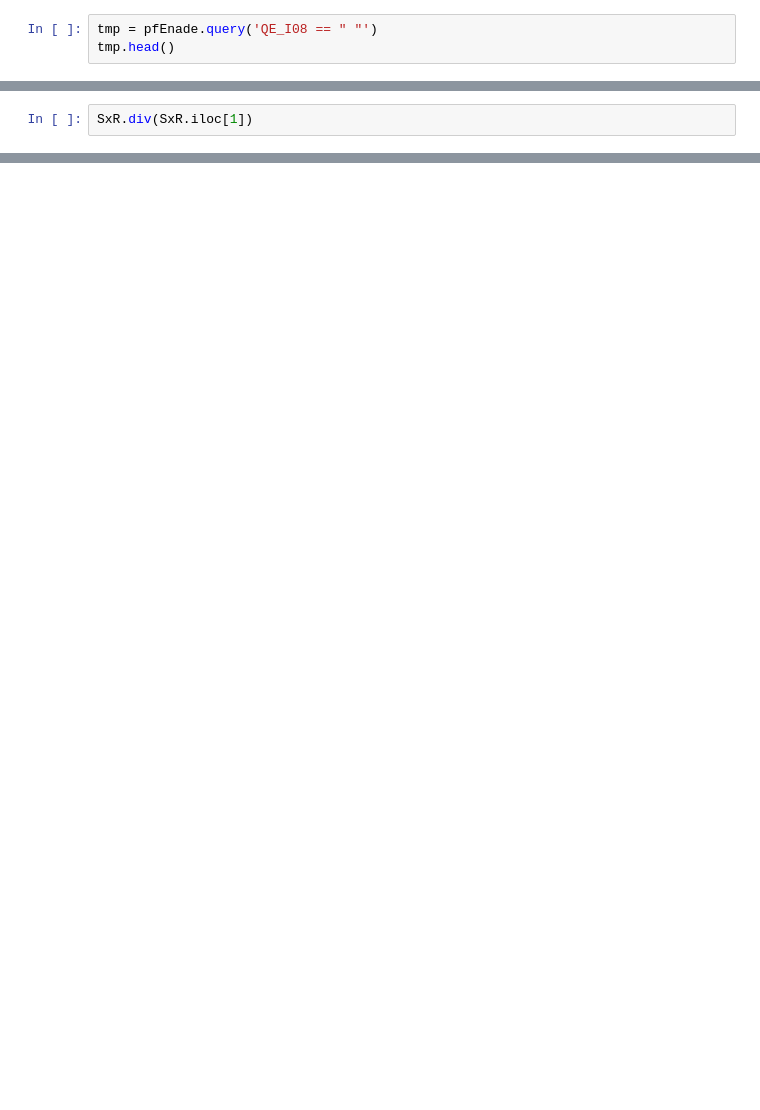
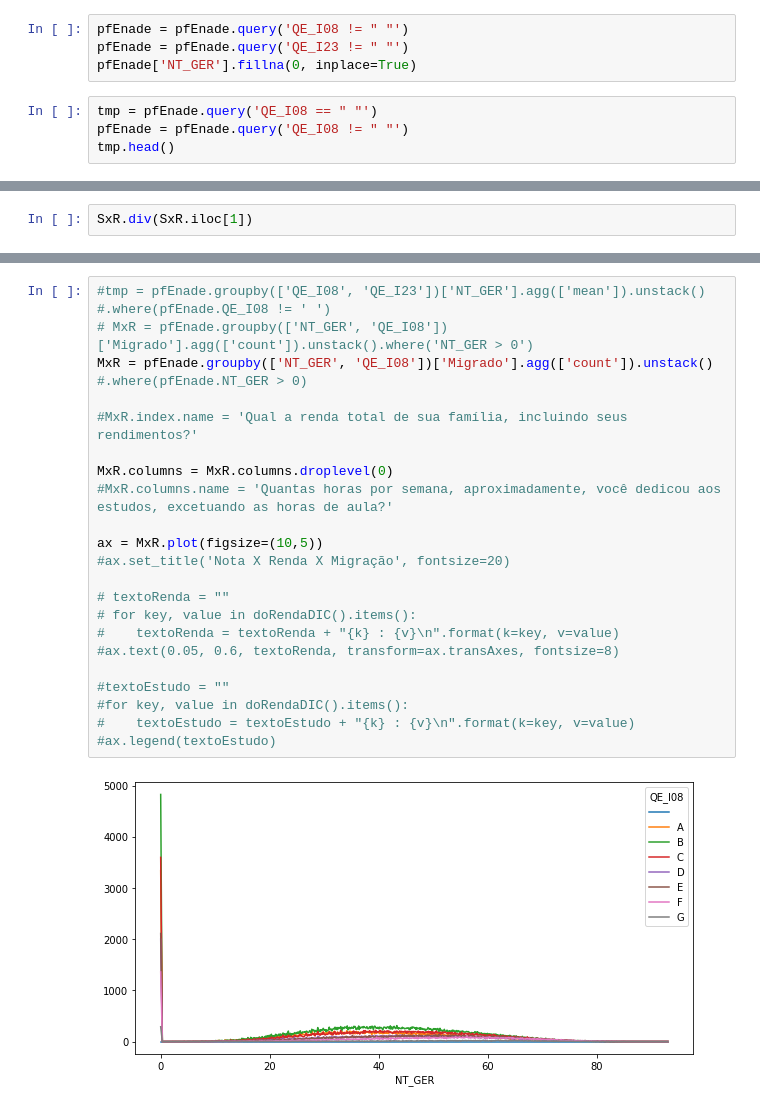
Before and after one commit to svponte/md, a Jupyter notebook: kg.ipynb, the cells around one changed output, grey strips where cells are left out. Cells and saved outputs as stored; diff of their text form; blank space fills up the shorter version.

```diff
--- a/kg.ipynb
+++ b/kg.ipynb
@@ -35,5 +52,10 @@ pfEnade = doEscolaridade(pfEnade)
+# %%
+pfEnade = pfEnade.query('QE_I08 != " "')
+pfEnade = pfEnade.query('QE_I23 != " "')
+pfEnade['NT_GER'].fillna(0, inplace=True)
 # %%
 tmp = pfEnade.query('QE_I08 == " "')
+pfEnade = pfEnade.query('QE_I08 != " "')
 tmp.head()
 # %%
 # Renda Familiar X Nota
@@ -156,0 +187,24 @@ SxR.div(SxR.iloc[1])
+# %%
+#tmp = pfEnade.groupby(['QE_I08', 'QE_I23'])['NT_GER'].agg(['mean']).unstack() #.where(pfEnade.QE_I08 != ' ')
+# MxR = pfEnade.groupby(['NT_GER', 'QE_I08'])['Migrado'].agg(['count']).unstack().where('NT_GER > 0')
+MxR = pfEnade.groupby(['NT_GER', 'QE_I08'])['Migrado'].agg(['count']).unstack() #.where(pfEnade.NT_GER > 0)
+
+#MxR.index.name = 'Qual a renda total de sua família, incluindo seus rendimentos?'
+
+MxR.columns = MxR.columns.droplevel(0)
+#MxR.columns.name = 'Quantas horas por semana, aproximadamente, você dedicou aos estudos, excetuando as horas de aula?'
+
+ax = MxR.plot(figsize=(10,5))
+#ax.set_title('Nota X Renda X Migração', fontsize=20)
+
+# textoRenda = ""
+# for key, value in doRendaDIC().items():
+#    textoRenda = textoRenda + "{k} : {v}\n".format(k=key, v=value)
+#ax.text(0.05, 0.6, textoRenda, transform=ax.transAxes, fontsize=8)
+
+#textoEstudo = ""
+#for key, value in doRendaDIC().items():
+#    textoEstudo = textoEstudo + "{k} : {v}\n".format(k=key, v=value)
+#ax.legend(textoEstudo)
+# %% [output]
+[figure, added]
```
Also changed, not shown: parts of 9 cells of this notebook, 2 other files.
